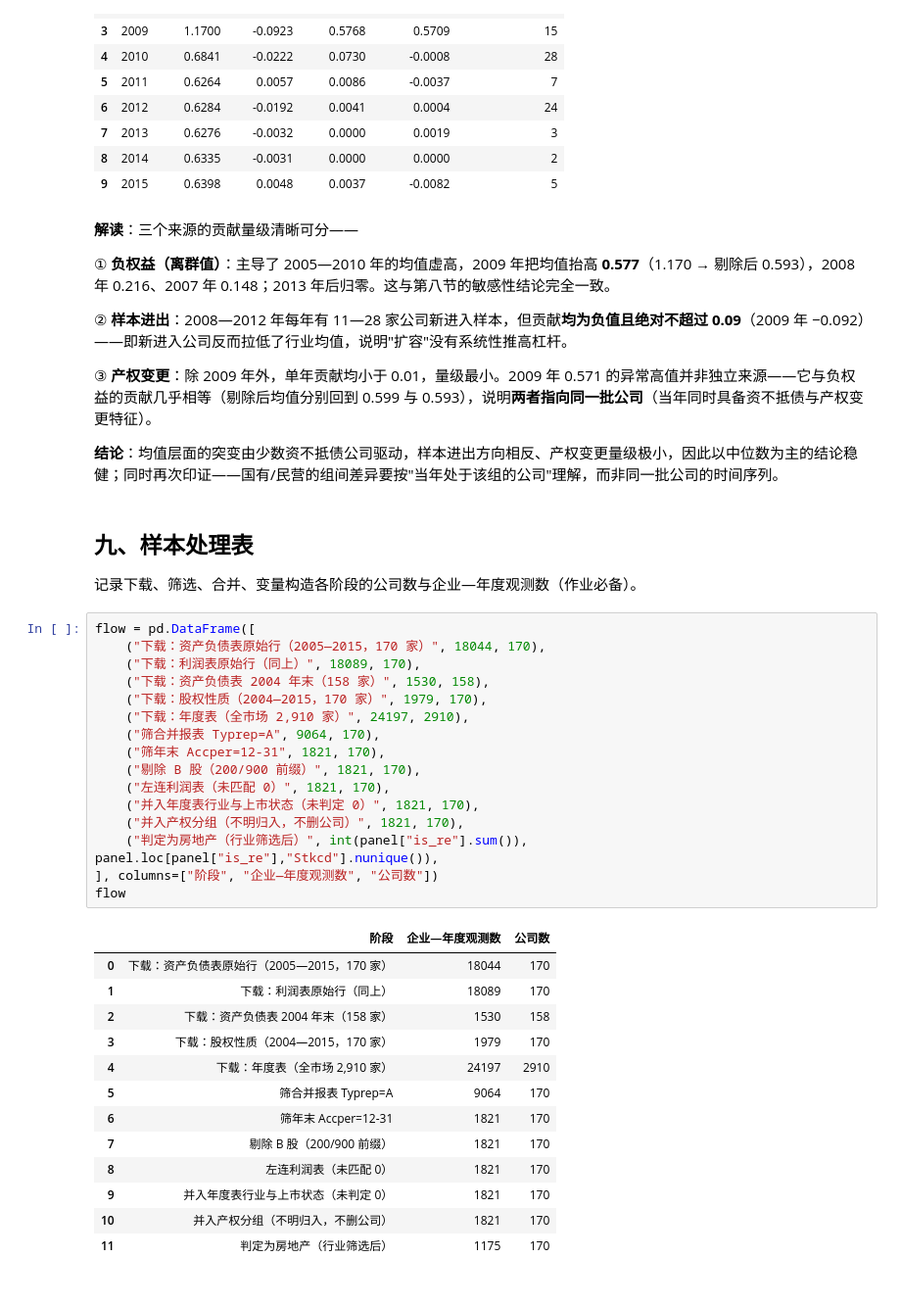
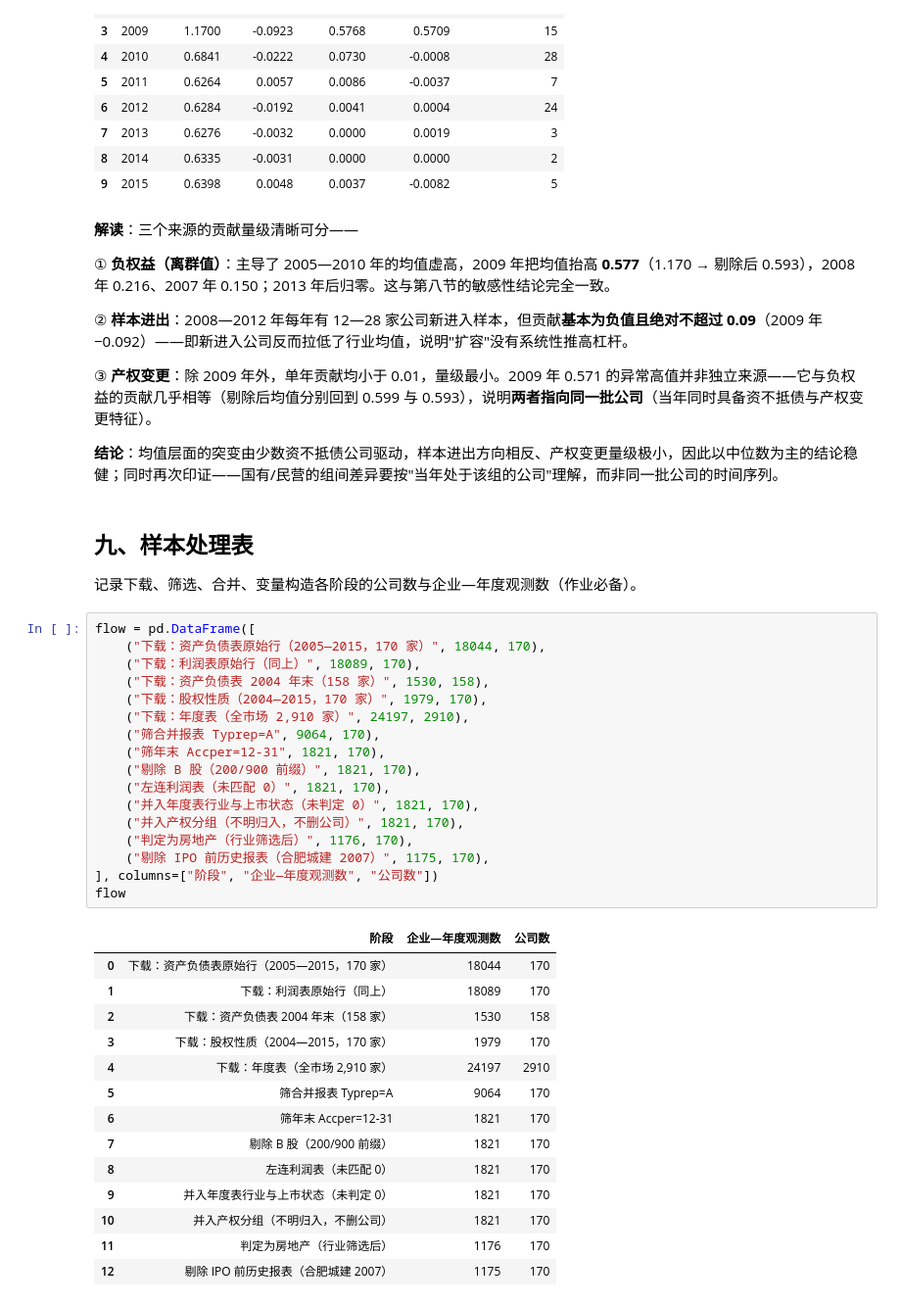
Before and after one commit to Jaremy112/fineco-homework, a Jupyter notebook: hw02-2/hw02-2.ipynb, the cells around one changed output. Shown at 98% size. Cells and saved outputs as stored; diff of their text form.

```diff
--- a/hw02-2/hw02-2.ipynb
+++ b/hw02-2/hw02-2.ipynb
@@ -583,9 +591,9 @@ att[["年度","全样本均值","新进入贡献","负权益贡献","产权变
 # %% [markdown]
 **解读**：三个来源的贡献量级清晰可分——
 
-① **负权益（离群值）**：主导了 2005—2010 年的均值虚高，2009 年把均值抬高 **0.577**（1.170 → 剔除后 0.593），2008 年 0.216、2007 年 0.148；2013 年后归零。这与第八节的敏感性结论完全一致。
+① **负权益（离群值）**：主导了 2005—2010 年的均值虚高，2009 年把均值抬高 **0.577**（1.170 → 剔除后 0.593），2008 年 0.216、2007 年 0.150；2013 年后归零。这与第八节的敏感性结论完全一致。
 
-② **样本进出**：2008—2012 年每年有 11—28 家公司新进入样本，但贡献**均为负值且绝对不超过 0.09**（2009 年 −0.092）——即新进入公司反而拉低了行业均值，说明"扩容"没有系统性推高杠杆。
+② **样本进出**：2008—2012 年每年有 12—28 家公司新进入样本，但贡献**基本为负值且绝对不超过 0.09**（2009 年 −0.092）——即新进入公司反而拉低了行业均值，说明"扩容"没有系统性推高杠杆。
 
 ③ **产权变更**：除 2009 年外，单年贡献均小于 0.01，量级最小。2009 年 0.571 的异常高值并非独立来源——它与负权益的贡献几乎相等（剔除后均值分别回到 0.599 与 0.593），说明**两者指向同一批公司**（当年同时具备资不抵债与产权变更特征）。
 
@@ -597,33 +605,35 @@ att[["年度","全样本均值","新进入贡献","负权益贡献","产权变
 # %%
 flow = pd.DataFrame([
     ("下载：资产负债表原始行（2005—2015，170 家）", 18044, 170),
     ("下载：利润表原始行（同上）", 18089, 170),
     ("下载：资产负债表 2004 年末（158 家）", 1530, 158),
     ("下载：股权性质（2004—2015，170 家）", 1979, 170),
     ("下载：年度表（全市场 2,910 家）", 24197, 2910),
     ("筛合并报表 Typrep=A", 9064, 170),
     ("筛年末 Accper=12-31", 1821, 170),
     ("剔除 B 股（200/900 前缀）", 1821, 170),
     ("左连利润表（未匹配 0）", 1821, 170),
     ("并入年度表行业与上市状态（未判定 0）", 1821, 170),
     ("并入产权分组（不明归入，不删公司）", 1821, 170),
-    ("判定为房地产（行业筛选后）", int(panel["is_re"].sum()), panel.loc[panel["is_re"],"Stkcd"].nunique()),
+    ("判定为房地产（行业筛选后）", 1176, 170),
+    ("剔除 IPO 前历史报表（合肥城建 2007）", 1175, 170),
 ], columns=["阶段", "企业—年度观测数", "公司数"])
 flow
 # %% [output]
 |  | 阶段 | 企业—年度观测数 | 公司数 |
 | 0 | 下载：资产负债表原始行（2005—2015，170 家） | 18044 | 170 |
 | 1 | 下载：利润表原始行（同上） | 18089 | 170 |
 | 2 | 下载：资产负债表 2004 年末（158 家） | 1530 | 158 |
 | 3 | 下载：股权性质（2004—2015，170 家） | 1979 | 170 |
 | 4 | 下载：年度表（全市场 2,910 家） | 24197 | 2910 |
 | 5 | 筛合并报表 Typrep=A | 9064 | 170 |
 | 6 | 筛年末 Accper=12-31 | 1821 | 170 |
 | 7 | 剔除 B 股（200/900 前缀） | 1821 | 170 |
 | 8 | 左连利润表（未匹配 0） | 1821 | 170 |
 | 9 | 并入年度表行业与上市状态（未判定 0） | 1821 | 170 |
 | 10 | 并入产权分组（不明归入，不删公司） | 1821 | 170 |
-| 11 | 判定为房地产（行业筛选后） | 1175 | 170 |
+| 11 | 判定为房地产（行业筛选后） | 1176 | 170 |
+| 12 | 剔除 IPO 前历史报表（合肥城建 2007） | 1175 | 170 |
 # %% [markdown]
 ## 十、总体结论
 
```
Also changed, not shown: parts of 9 cells of this notebook, 10 other files.
